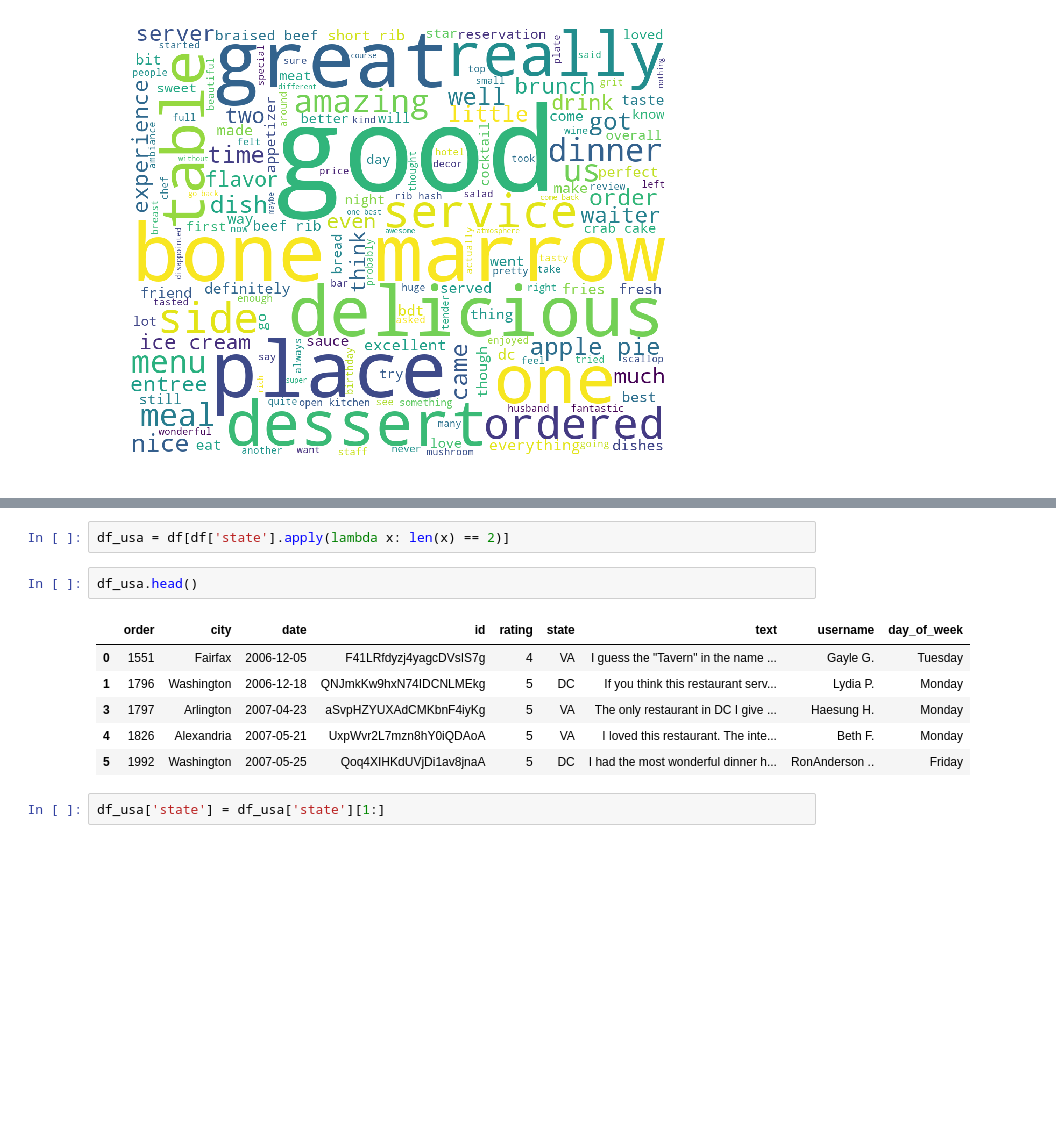
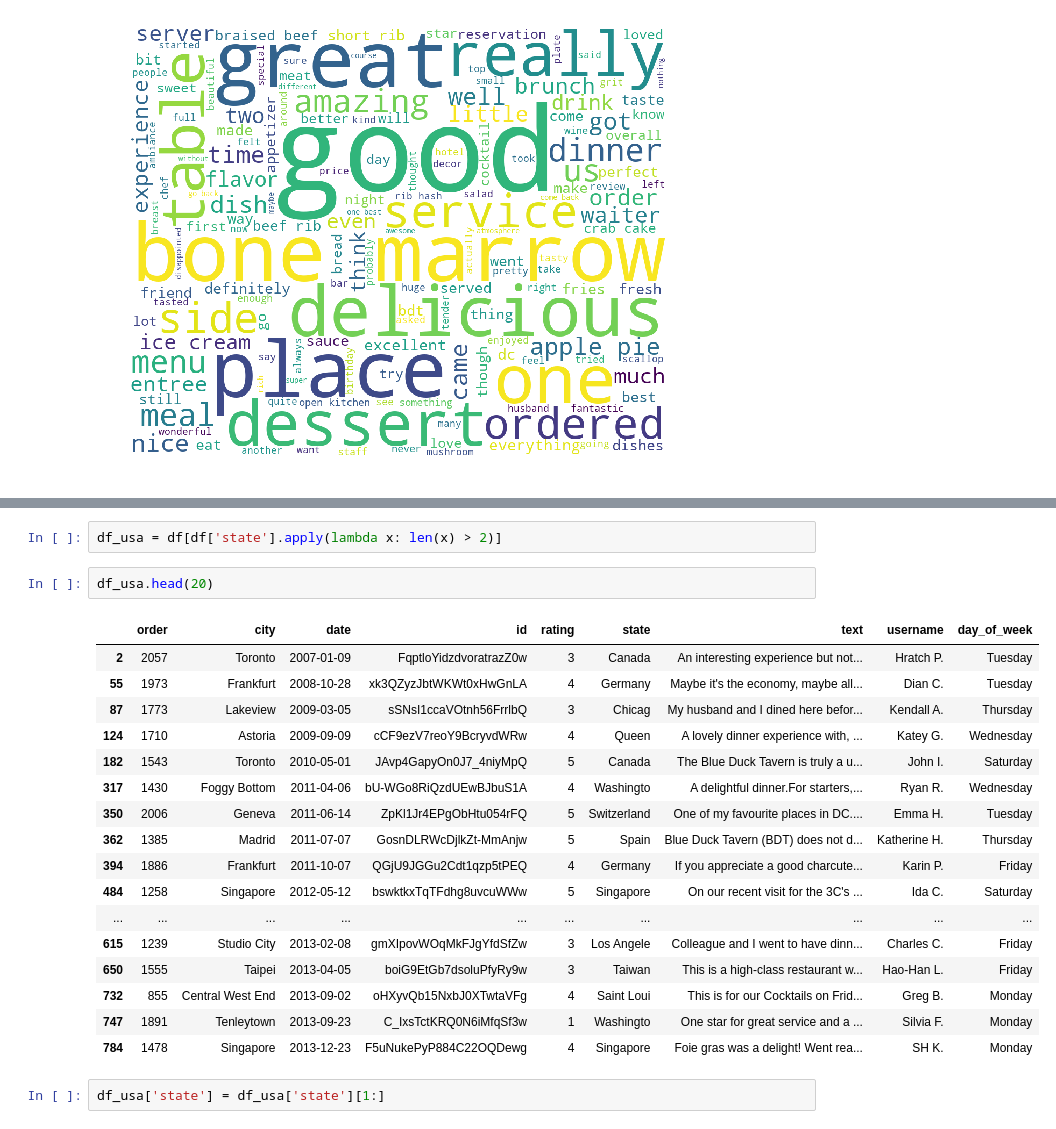
Before and after one commit to Gryazzz/Review, a Jupyter notebook: Analysis.ipynb, the cells around one changed output, grey strips where cells are left out. Saved outputs shown, nothing was run; the diff lists cells and outputs as text; blank space fills up the shorter version.

```diff
--- a/Analysis.ipynb
+++ b/Analysis.ipynb
@@ -271,16 +271,27 @@ df['state'].value_counts()
  Italy               1
 Name: state, Length: 69, dtype: int64
 # %%
-df_usa = df[df['state'].apply(lambda x: len(x) == 2)]
+df_usa = df[df['state'].apply(lambda x: len(x) > 2)]
 # %%
-df_usa.head()
+df_usa.head(20)
 # %% [output]
 |  | order | city | date | id | rating | state | text | username | day_of_week |
-| 0 | 1551 | Fairfax | 2006-12-05 | F41LRfdyzj4yagcDVsIS7g | 4 | VA | I guess the "Tavern" in the name ... | Gayle G. | Tuesday |
-| 1 | 1796 | Washington | 2006-12-18 | QNJmkKw9hxN74IDCNLMEkg | 5 | DC | If you think this restaurant serv... | Lydia P. | Monday |
-| 3 | 1797 | Arlington | 2007-04-23 | aSvpHZYUXAdCMKbnF4iyKg | 5 | VA | The only restaurant in DC I give ... | Haesung H. | Monday |
-| 4 | 1826 | Alexandria | 2007-05-21 | UxpWvr2L7mzn8hY0iQDAoA | 5 | VA | I loved this restaurant. The inte... | Beth F. | Monday |
-| 5 | 1992 | Washington | 2007-05-25 | Qoq4XIHKdUVjDi1av8jnaA | 5 | DC | I had the most wonderful dinner h... | RonAnderson .. | Friday |
+| 2 | 2057 | Toronto | 2007-01-09 | FqptloYidzdvoratrazZ0w | 3 | Canada | An interesting experience but not... | Hratch P. | Tuesday |
+| 55 | 1973 | Frankfurt | 2008-10-28 | xk3QZyzJbtWKWt0xHwGnLA | 4 | Germany | Maybe it's the economy, maybe all... | Dian C. | Tuesday |
+| 87 | 1773 | Lakeview | 2009-03-05 | sSNsI1ccaVOtnh56FrrlbQ | 3 | Chicag | My husband and I dined here befor... | Kendall A. | Thursday |
+| 124 | 1710 | Astoria | 2009-09-09 | cCF9ezV7reoY9BcryvdWRw | 4 | Queen | A lovely dinner experience with, ... | Katey G. | Wednesday |
+| 182 | 1543 | Toronto | 2010-05-01 | JAvp4GapyOn0J7_4niyMpQ | 5 | Canada | The Blue Duck Tavern is truly a u... | John I. | Saturday |
+| 317 | 1430 | Foggy Bottom | 2011-04-06 | bU-WGo8RiQzdUEwBJbuS1A | 4 | Washingto | A delightful dinner.For starters,... | Ryan R. | Wednesday |
+| 350 | 2006 | Geneva | 2011-06-14 | ZpKl1Jr4EPgObHtu054rFQ | 5 | Switzerland | One of my favourite places in DC.... | Emma H. | Tuesday |
+| 362 | 1385 | Madrid | 2011-07-07 | GosnDLRWcDjlkZt-MmAnjw | 5 | Spain | Blue Duck Tavern (BDT) does not d... | Katherine H. | Thursday |
+| 394 | 1886 | Frankfurt | 2011-10-07 | QGjU9JGGu2Cdt1qzp5tPEQ | 4 | Germany | If you appreciate a good charcute... | Karin P. | Friday |
+| 484 | 1258 | Singapore | 2012-05-12 | bswktkxTqTFdhg8uvcuWWw | 5 | Singapore | On our recent visit for the 3C's ... | Ida C. | Saturday |
+| ... | ... | ... | ... | ... | ... | ... | ... | ... | ... |
+| 615 | 1239 | Studio City | 2013-02-08 | gmXIpovWOqMkFJgYfdSfZw | 3 | Los Angele | Colleague and I went to have dinn... | Charles C. | Friday |
+| 650 | 1555 | Taipei | 2013-04-05 | boiG9EtGb7dsoluPfyRy9w | 3 | Taiwan | This is a high-class restaurant w... | Hao-Han L. | Friday |
+| 732 | 855 | Central West End | 2013-09-02 | oHXyvQb15NxbJ0XTwtaVFg | 4 | Saint Loui | This is for our Cocktails on Frid... | Greg B. | Monday |
+| 747 | 1891 | Tenleytown | 2013-09-23 | C_IxsTctKRQ0N6iMfqSf3w | 1 | Washingto | One star for great service and a ... | Silvia F. | Monday |
+| 784 | 1478 | Singapore | 2013-12-23 | F5uNukePyP884C22OQDewg | 4 | Singapore | Foie gras was a delight! Went rea... | SH K. | Monday |
 # %%
 df_usa['state'] = df_usa['state'][1:]
 # %%
```
Also changed, not shown: parts of 12 cells of this notebook.
